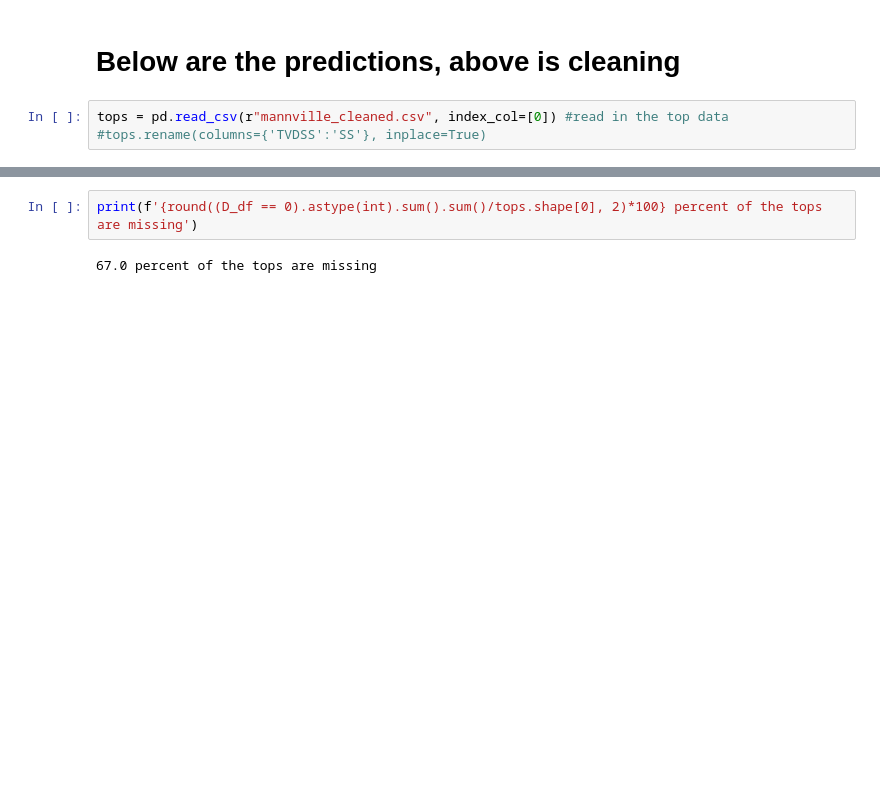
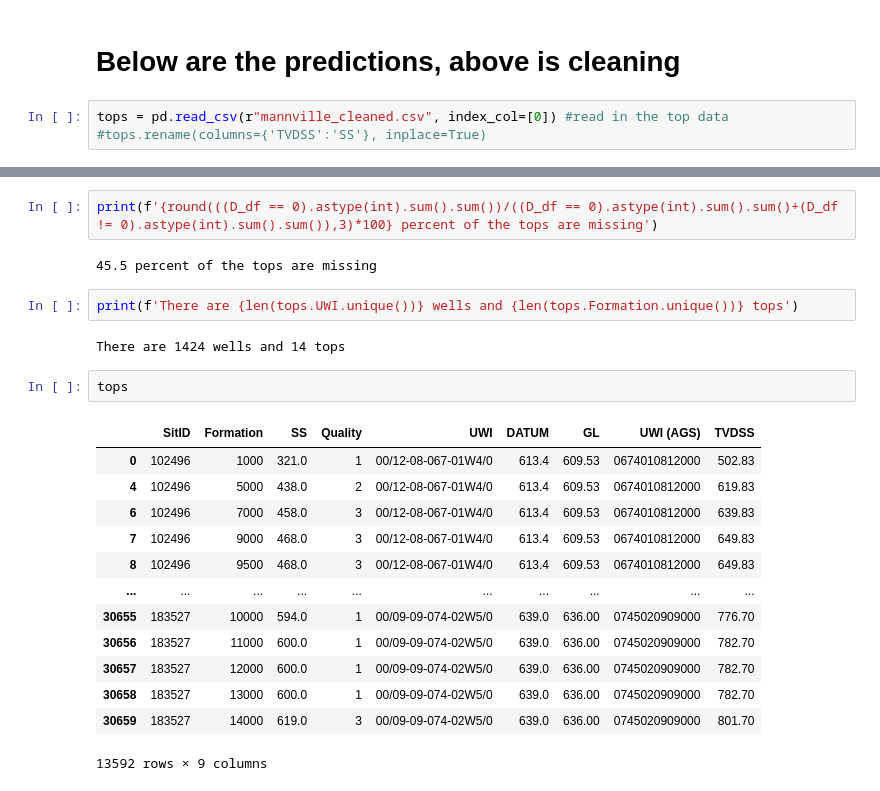
Before and after one commit to jessepisel/matrixfactorization, a Jupyter notebook: manneville.ipynb, the cells around one changed output, grey strips where cells are left out. Drawn from its saved outputs; the diff is of its cells as text; blank space fills up the shorter version.

```diff
--- a/manneville.ipynb
+++ b/manneville.ipynb
@@ -80,7 +143,27 @@ Training size is 11210 tops, and test size is 2802 tops
 # %%
-print(f'{round((D_df == 0).astype(int).sum().sum()/tops.shape[0], 2)*100} percent of the tops are missing')
+print(f'{round(((D_df == 0).astype(int).sum().sum())/((D_df == 0).astype(int).sum().sum()+(D_df != 0).astype(int).sum().sum()),3)*100} percent of the tops are missing')
 # %% [output]
-67.0 percent of the tops are missing
+45.5 percent of the tops are missing
+# %%
+print(f'There are {len(tops.UWI.unique())} wells and {len(tops.Formation.unique())} tops')
+# %% [output]
+There are 1424 wells and 14 tops
+# %%
+tops
+# %% [output]
+|  | SitID | Formation | SS | Quality | UWI | DATUM | GL | UWI (AGS) | TVDSS |
+| 0 | 102496 | 1000 | 321.0 | 1 | 00/12-08-067-01W4/0 | 613.4 | 609.53 | 0674010812000 | 502.83 |
+| 4 | 102496 | 5000 | 438.0 | 2 | 00/12-08-067-01W4/0 | 613.4 | 609.53 | 0674010812000 | 619.83 |
+| 6 | 102496 | 7000 | 458.0 | 3 | 00/12-08-067-01W4/0 | 613.4 | 609.53 | 0674010812000 | 639.83 |
+| 7 | 102496 | 9000 | 468.0 | 3 | 00/12-08-067-01W4/0 | 613.4 | 609.53 | 0674010812000 | 649.83 |
+| 8 | 102496 | 9500 | 468.0 | 3 | 00/12-08-067-01W4/0 | 613.4 | 609.53 | 0674010812000 | 649.83 |
+| ... | ... | ... | ... | ... | ... | ... | ... | ... | ... |
+| 30655 | 183527 | 10000 | 594.0 | 1 | 00/09-09-074-02W5/0 | 639.0 | 636.00 | 0745020909000 | 776.70 |
+| 30656 | 183527 | 11000 | 600.0 | 1 | 00/09-09-074-02W5/0 | 639.0 | 636.00 | 0745020909000 | 782.70 |
+| 30657 | 183527 | 12000 | 600.0 | 1 | 00/09-09-074-02W5/0 | 639.0 | 636.00 | 0745020909000 | 782.70 |
+| 30658 | 183527 | 13000 | 600.0 | 1 | 00/09-09-074-02W5/0 | 639.0 | 636.00 | 0745020909000 | 782.70 |
+| 30659 | 183527 | 14000 | 619.0 | 3 | 00/09-09-074-02W5/0 | 639.0 | 636.00 | 0745020909000 | 801.70 |
+13592 rows × 9 columns
 # %%
 #ALS factorization from
 # https://github.com/mickeykedia/Matrix-Factorization-ALS/blob/master/ALS%20Python%20Implementation.py
```
Also changed, not shown: parts of 14 cells of this notebook, 5 other files.
